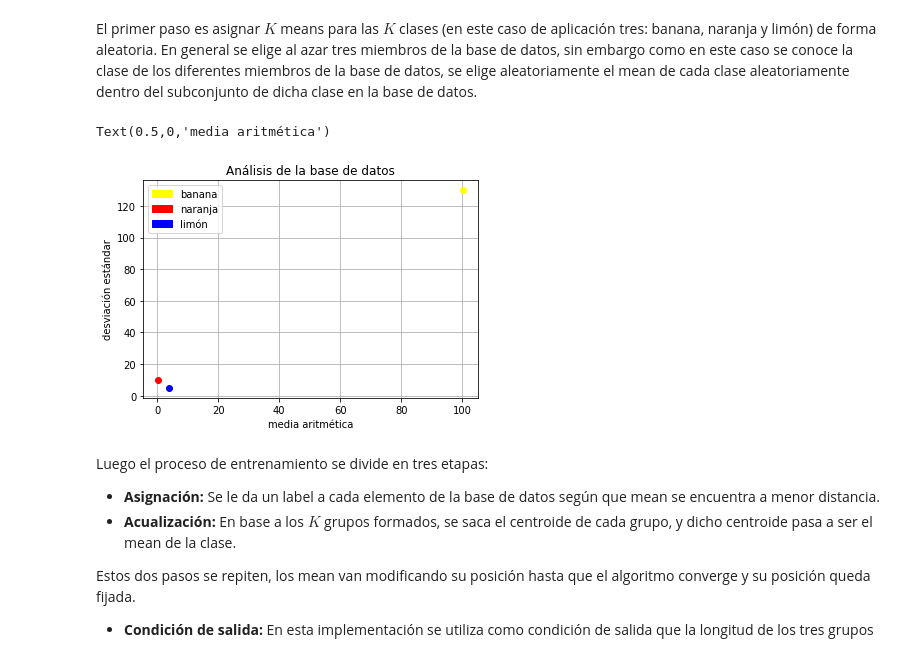
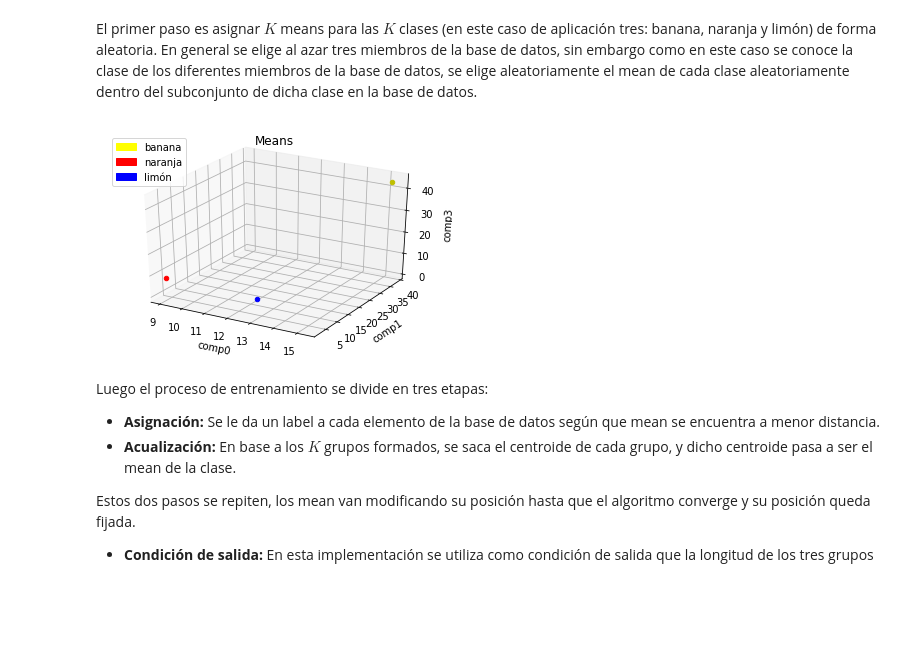
Before and after one commit to gonzafernan/fruit-classifier, a Jupyter notebook: 05-algoritmos.ipynb, the cells around one changed output. Cells and saved outputs as stored; diff of their text form; code cells hidden in the pictures; blank space fills up the shorter version.

```diff
--- a/05-algoritmos.ipynb
+++ b/05-algoritmos.ipynb
@@ -158,16 +160,18 @@ def ft_extract(image):
     # image_fhog = m_hog(aux)
 
     # feature = np.hstack([image_fht, image_fhm, image_fhog])
-    med, dstd = stats(image_fhm)
+    # med, dstd = stats(image_fhm)
     # feature = feature.reshape(1, -1)
 
-    return aux, [med, dstd]
+    # return aux, [med, dstd]
+    return aux, [image_fhm[0], image_fhm[1], image_fhm[3]]
 # %% [markdown]
 ## Análisis de la base de datos
 # %% [markdown]
 Para cada miembro de la base de datos se instancia un objeto Elemento y se lo llena con toda la información necesaria. Esta información es: el vector de características, la imagen procesada y la etiqueta de clase o _label_.
 # %%
-fig_data, ax = plt.subplots()
+fig = plt.figure()
+ax = fig.add_subplot(111, projection='3d')
 
 data = []
 i = 0
@@ -181,7 +185,7 @@ for fruit in banana:
     data[i].label = 'banana'
     data[i].image, data[i].feature = ft_extract(fruit)
     # print(data[i].feature.shape)
-    ax.plot(data[i].feature[0], data[i].feature[1], 'o', color='yellow')
+    ax.scatter(data[i].feature[0], data[i].feature[1], data[i].feature[2], c='y', marker='o')
     i += 1
     iter += 1
     printProgressBar(iter, len(banana), prefix='Loading banana data:',
@@ -196,7 +200,7 @@ for fruit in orange:
     data.append(Elemento())
     data[i].label = 'orange'
     data[i].image, data[i].feature = ft_extract(fruit)
-    ax.plot(data[i].feature[0], data[i].feature[1], 'o', color='red')
+    ax.scatter(data[i].feature[0], data[i].feature[1], data[i].feature[2], c='r', marker='o')
     i += 1
     iter += 1
     printProgressBar(iter, len(orange), prefix='Loading orange data:',
@@ -211,7 +215,7 @@ for fruit in lemon:
     data.append(Elemento())
     data[i].label = 'lemon'
     data[i].image, data[i].feature = ft_extract(fruit)
-    ax.plot(data[i].feature[0], data[i].feature[1], 'o', color='blue')
+    ax.scatter(data[i].feature[0], data[i].feature[1], data[i].feature[2], c='b', marker='o')
     i += 1
     iter += 1
     printProgressBar(iter, len(lemon), prefix='Loading lemon data:',
@@ -226,8 +230,11 @@ red_patch = mpatches.Patch(color='red', label='naranja')
 blue_patch = mpatches.Patch(color='blue', label='limón')
 plt.legend(handles=[yellow_patch, red_patch, blue_patch])
 
-plt.ylabel('desviación estándar')
-plt.xlabel('media aritmética')
+ax.set_xlabel('comp0')
+ax.set_ylabel('comp1')
+ax.set_zlabel('comp3')
+
+plt.show()
 
 print("Data analysis completed")
 # %% [output]
@@ -355,24 +362,32 @@ b_mean = list(random.choice(banana_data).feature)
 o_mean = list(random.choice(orange_data).feature)
 l_mean = list(random.choice(lemon_data).feature)
 # %%
-fig_means, ax = plt.subplots()
-ax.plot(b_mean[0], b_mean[1], 'o', color='yellow')
-ax.plot(o_mean[0], o_mean[1], 'o', color='red')
-ax.plot(l_mean[0], l_mean[1], 'o', color='blue')
+fig_means = plt.figure()
+ax = fig_means.add_subplot(111, projection='3d')
+
+# fig_means, ax = plt.subplots()
+ax.scatter(b_mean[0], b_mean[1], b_mean[2], c='y', marker='o')
+# ax.plot(b_mean[0], b_mean[1], 'o', color='yellow')
+ax.scatter(o_mean[0], o_mean[1], o_mean[2], c='r', marker='o')
+# ax.plot(o_mean[0], o_mean[1], 'o', color='red')
+ax.scatter(l_mean[0], l_mean[1], l_mean[2], c='b', marker='o')
+# ax.plot(l_mean[0], l_mean[1], 'o', color='blue')
 
 ax.grid(True)
-ax.set_title("Análisis de la base de datos")
+ax.set_title("Means")
 
 yellow_patch = mpatches.Patch(color='yellow', label='banana')
 red_patch = mpatches.Patch(color='red', label='naranja')
 blue_patch = mpatches.Patch(color='blue', label='limón')
 plt.legend(handles=[yellow_patch, red_patch, blue_patch])
 
-plt.ylabel('desviación estándar')
-plt.xlabel('media aritmética')
+ax.set_xlabel('comp0')
+ax.set_ylabel('comp1')
+ax.set_zlabel('comp3')
+
+plt.show()
 # %% [output]
-Text(0.5,0,'media aritmética')
-[figure, old version]
+[figure, new version]
 # %% [markdown]
 Luego el proceso de entrenamiento se divide en tres etapas:
 - **Asignación:** Se le da un label a cada elemento de la base de datos según que mean se encuentra a menor distancia.
```
Also changed, not shown: parts of 6 cells of this notebook, 11 other files.
